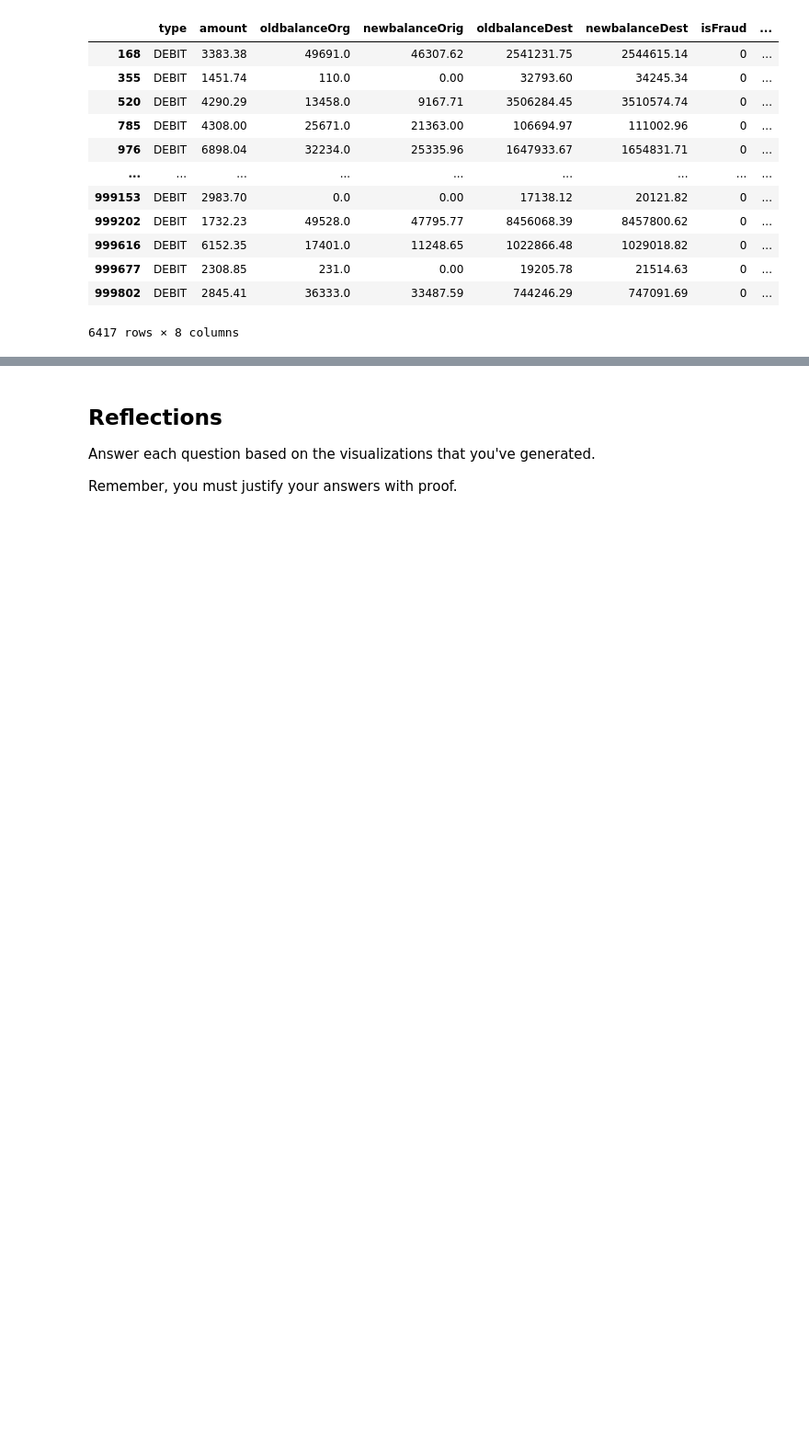
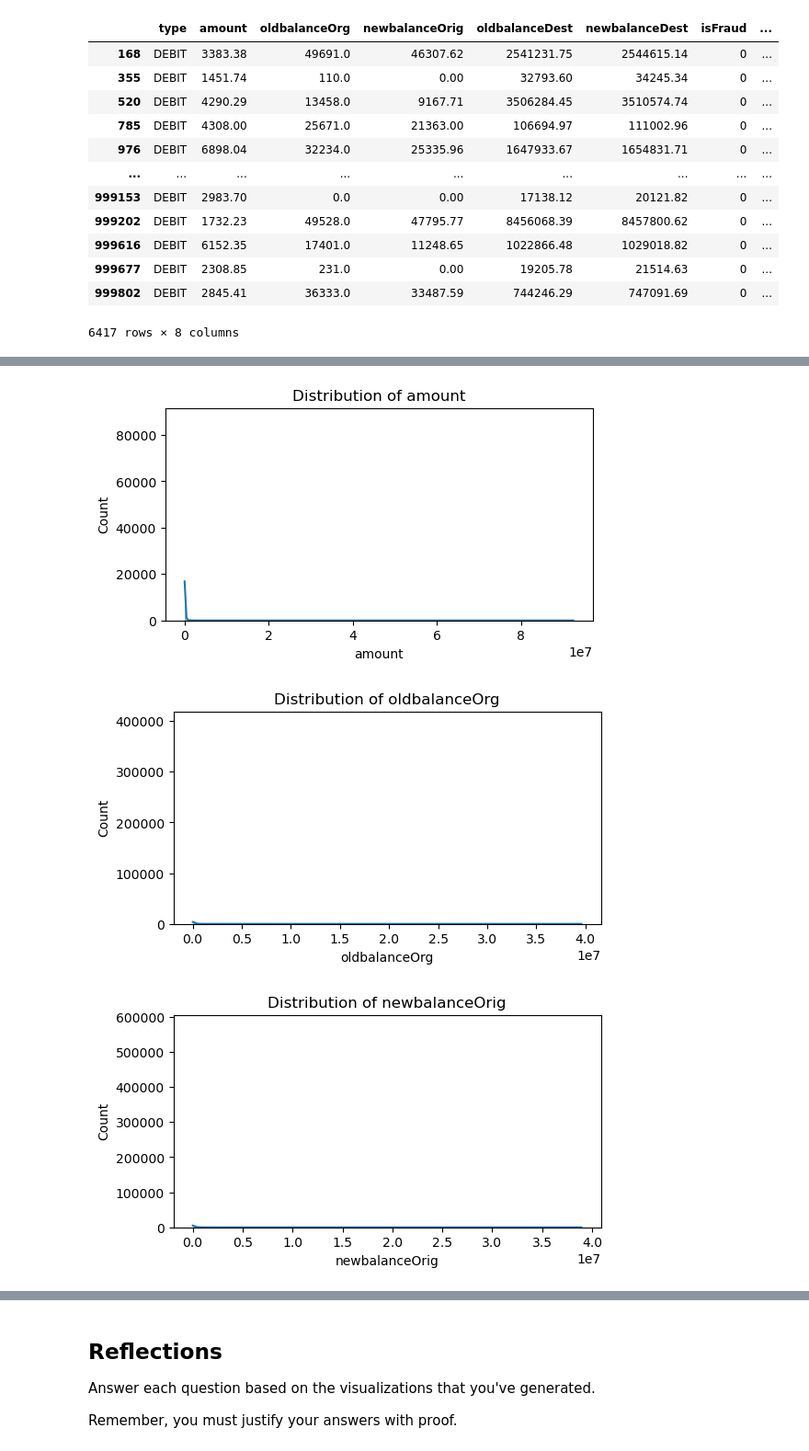
Before and after one commit to hcompere/Financial-Fraud-Detection, a Jupyter notebook: notebooks/eda.ipynb, the cells around one changed output, grey strips where cells are left out. Shown at 92% size. Drawn from its saved outputs; the diff is of its cells as text; code cells hidden in the pictures; blank space fills up the shorter version.

```diff
--- a/notebooks/eda.ipynb
+++ b/notebooks/eda.ipynb
@@ -195,8 +210,14 @@ debit_db
 | 999677 | DEBIT | 2308.85 | 231.0 | 0.00 | 19205.78 | 21514.63 | 0 | ... |
 | 999802 | DEBIT | 2845.41 | 36333.0 | 33487.59 | 744246.29 | 747091.69 | 0 | ... |
 6417 rows × 8 columns
+# %%
+for col in debit_db:
+    plt.figure(figsize=(6,3))
+    sns.histplot(transactions[col], kde=True, log_scale=True)
+    plt.title(f"Distribution of {col}")
+    plt.show()
 # %%
 #separate numerical and non-numerical data
-num_db = transactions[["amount", "oldbalanceOrg", "newbalanceOrig", "oldbalanceDest", "newbalanceDest", "isFraud", "isFlaggedFraud"]]
+num_db = transactions[["amount", "oldbalanceOrg", "newbalanceOrig", "oldbalanceDest", "newbalanceDest"]]
 
 num_db.head()
@@ -202,0 +231,10 @@ num_db.head()
+# %%
+for col in num_db:
+    plt.figure(figsize=(6,3))
+    sns.histplot(transactions[col], kde=True)
+    plt.title(f"Distribution of {col}")
+    plt.show()
+# %% [output]
+[figure, added]
+[figure, added]
+[figure, added]
```
Also changed, not shown: parts of 7 cells of this notebook.
